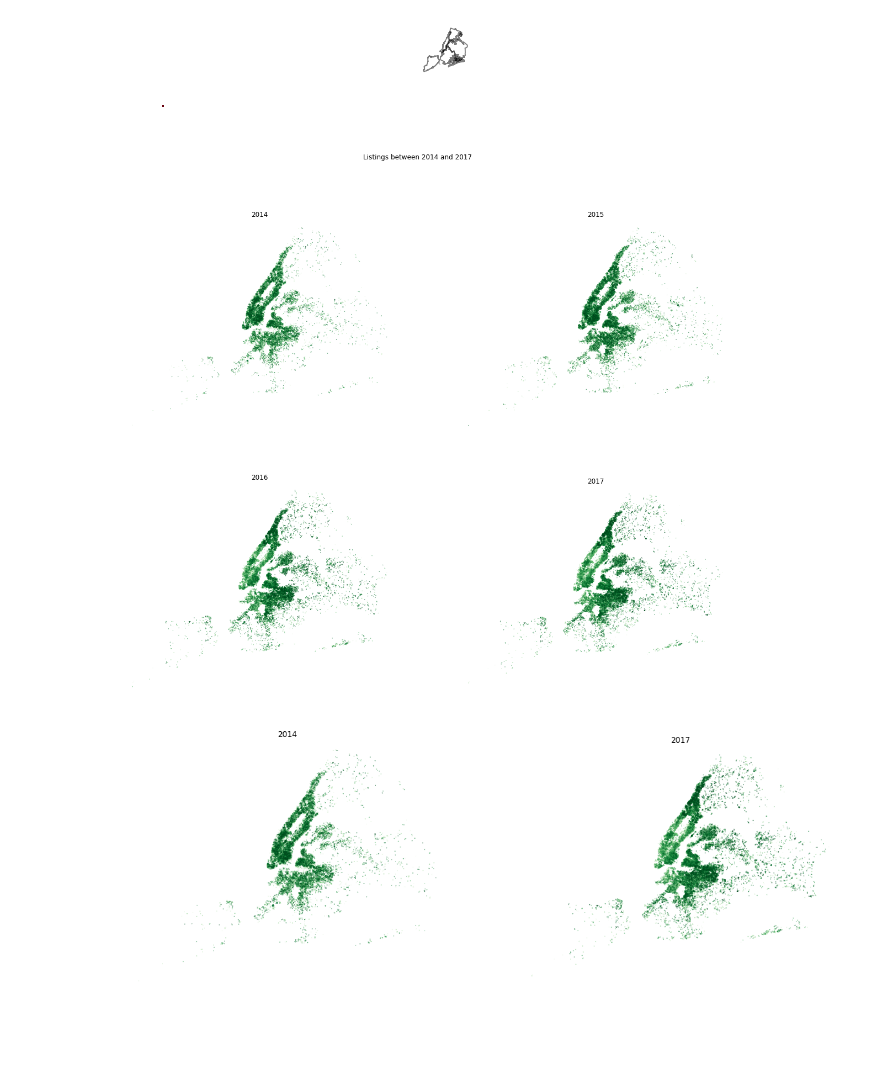
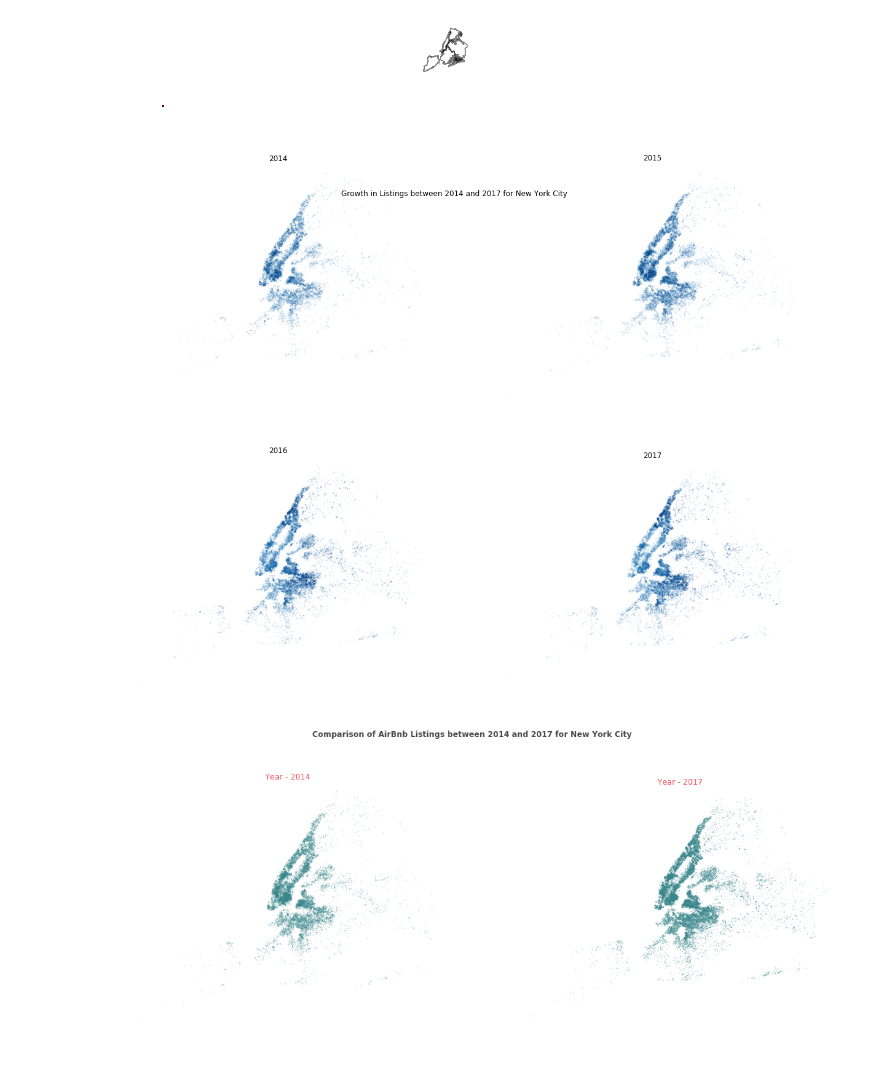
Before and after one commit to Saranyanv/test, a Jupyter notebook: Untitled16.ipynb, the cells around one changed output. Saved outputs shown, nothing was run; the diff lists cells and outputs as text; code cells hidden in the pictures; blank space fills up the shorter version.

```diff
--- a/Untitled16.ipynb
+++ b/Untitled16.ipynb
@@ -184,8 +216,8 @@ fig, ((ax1,ax2),(ax3,ax4)) = plt.subplots(nrows=2, ncols=2, figsize=(20, 16))
 #plt.subplot(2,2,1)
 #gdf_map.plot(ax = ax, figsize=(17,10), alpha=0.5)
 ax1 = gdf_data_2014.plot(ax=ax1#, column='room_id'
-                   , markersize=0.1
-                   , cmap='Greens')
+                   , markersize=0.01
+                   , cmap='Blues')
 ax1.set_axis_off()
 #ax.set_aspect('equal')
 ax1.set_title('2014')
@@ -193,41 +225,41 @@ ax1.set_title('2014')
 #plt.show()
 
 #plt.subplot(2,2,2)
 #gdf_map.plot(ax = ax, figsize=(17,10), alpha=0.5)
 ax2 = gdf_data_2015.plot(ax=ax2#, column='room_id'
-                   , markersize=0.1
-                   , cmap='Greens')
+                   , markersize=0.01
+                   , cmap='Blues')
 ax2.set_axis_off()
 #ax.set_aspect('equal')
 ax2.set_title('2015')
 
 #plt.show()
 
 
 #plt.subplot(2,2,3)
 #gdf_map.plot(ax = ax, figsize=(17,10), alpha=0.5)
 ax3 = gdf_data_2016.plot(ax=ax3#, column='room_id'
-                   , markersize=0.1
-                   , cmap='Greens')
+                   , markersize=0.01
+                   , cmap='Blues')
 ax3.set_axis_off()
 #ax.set_aspect('equal')
 ax3.set_title('2016')
 
 #plt.show()
 
 #plt.subplot(2,2,4)
 #gdf_map.plot(ax = ax, figsize=(17,10), alpha=0.5)
 ax4 = gdf_data_2017.plot(ax=ax4#, column='room_id'
-                   , markersize=0.1
-                   , cmap='Greens')
+                   , markersize=0.01
+                   , cmap='Blues')
 ax4.set_axis_off()
 #ax.set_aspect('equal')
 ax4.set_title('2017')
 
-fig.suptitle("Listings between 2014 and 2017", fontsize=12)
+fig.suptitle("Growth in Listings between 2014 and 2017 for New York City", fontsize=12, y=0.84)
 plt.show()
 # %% [output]
-[figure, old version]
+[figure, new version]
 # %%
 import matplotlib.pyplot as plt
 import matplotlib
@@ -235,7 +267,7 @@ import numpy as np
 import matplotlib.patches as mpatches
 from mpl_toolkits.axes_grid1 import make_axes_locatable
 from matplotlib import rcParams
-rcParams['axes.titlepad'] = 2
+rcParams['axes.titlepad'] = 1
 cmap = 'Blues'
 #figsize  = (17,10)
 #fig, ax = plt.subplots(figsize  = (17,10))
@@ -244,21 +276,22 @@ fig, (ax1,ax2) = plt.subplots(nrows=1, ncols=2, figsize=(20, 16))
 
 
 ax1 = gdf_data_2014.plot(ax=ax1#, column='room_id'
-                   , markersize=0.1
-                   , cmap='Greens')
+                   , markersize=0.01
+                   , color='#368489')
 ax1.set_axis_off()
 ax1.set_aspect('equal')
-ax1.set_title('2014')
+ax1.set_title('Year - 2014', color='#EE555D')
 
 
 ax2 = gdf_data_2017.plot(ax=ax2#, column='room_id'
-                   , markersize=0.1
-                   , cmap='Greens')
+                   , markersize=0.01
+                   , color='#368489')
 ax2.set_axis_off()
 ax2.set_aspect('equal')
-ax2.set_title('2017')
+ax2.set_title('Year - 2017', color='#EE555D')
 
-#fig.suptitle("Listings between 2014 and 2017 for New York City", fontsize=12)
+fig.suptitle("Comparison of AirBnb Listings between 2014 and 2017 for New York City", fontsize=12, y=0.74, color='#484848', fontweight='bold')
+
 plt.show()
 # %% [output]
-[figure, old version]
+[figure, new version]
```
Also changed, not shown: parts of 8 cells of this notebook.
